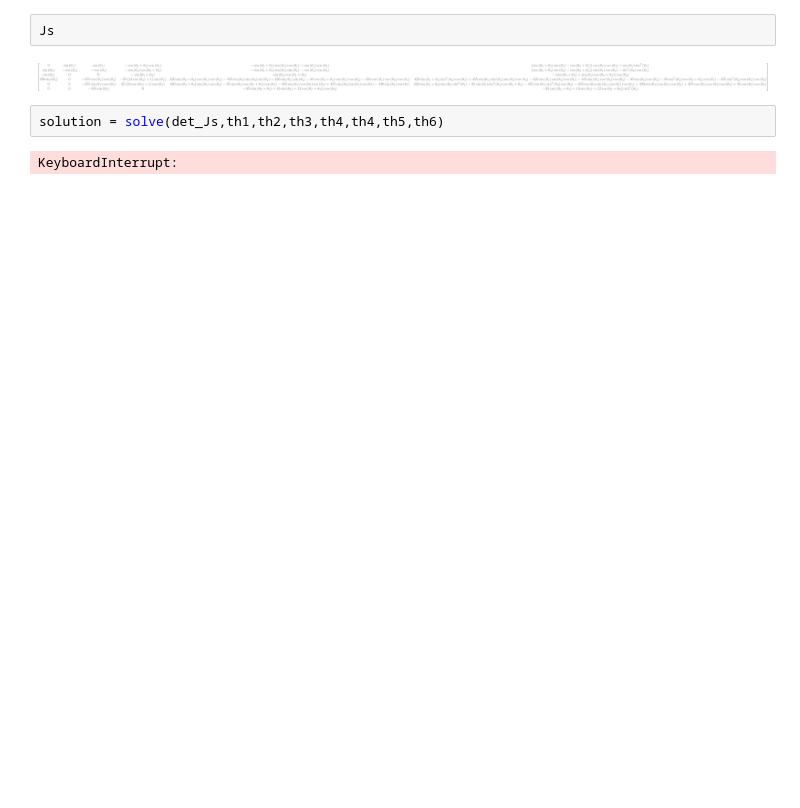
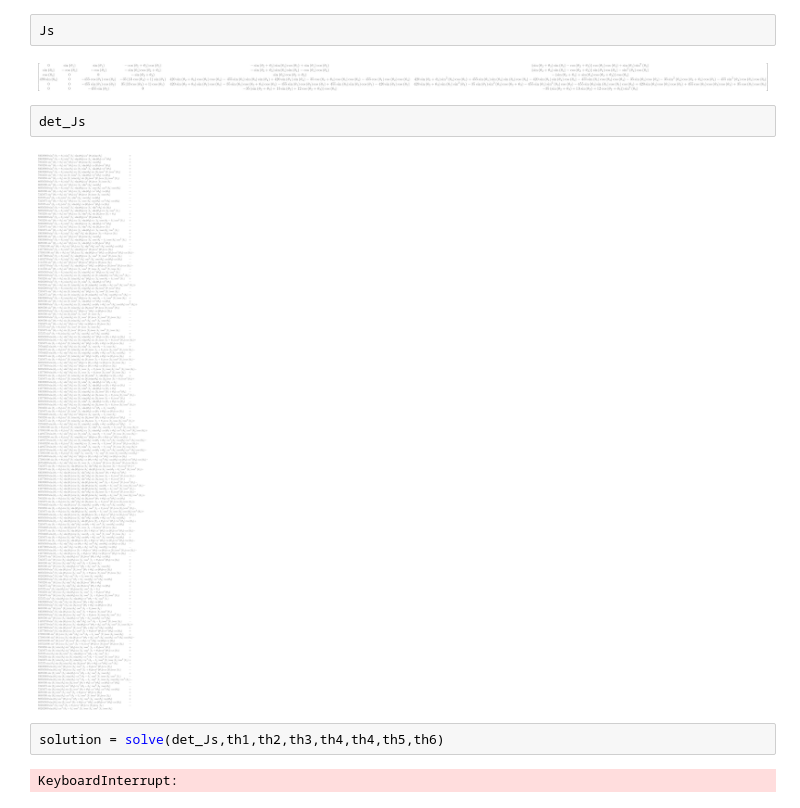
Before and after one commit to BirkHveding/RobotTek, a Jupyter notebook: Oppg4/task4.ipynb, the cells around one changed output. Drawn from its saved outputs; the diff is of its cells as text; blank space fills up the shorter version.

```diff
--- a/Oppg4/task4.ipynb
+++ b/Oppg4/task4.ipynb
@@ -125,6 +153,10 @@ det_Js = Js.det()
 Js
 # %% [output]
 [figure]
+# %%
+det_Js
+# %% [output]
+[figure, added]
 # %%
 solution = solve(det_Js,th1,th2,th3,th4,th4,th5,th6)
 # %% [output]
```
Also changed, not shown: parts of 5 cells of this notebook.
